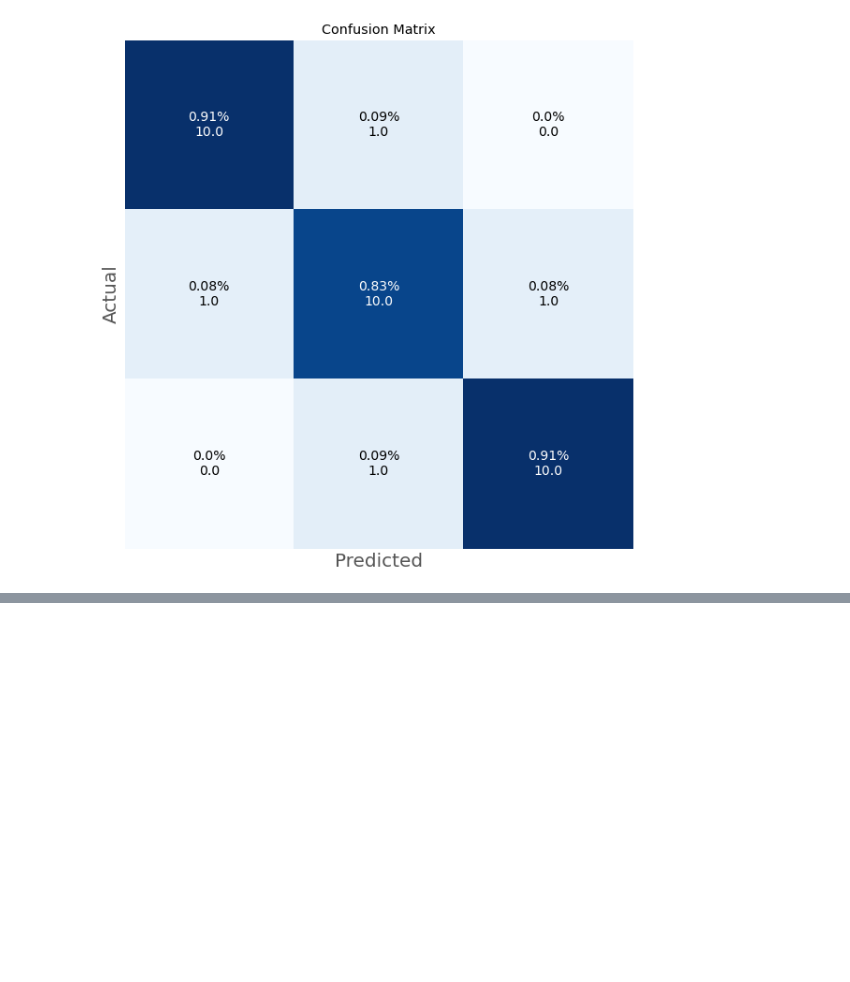
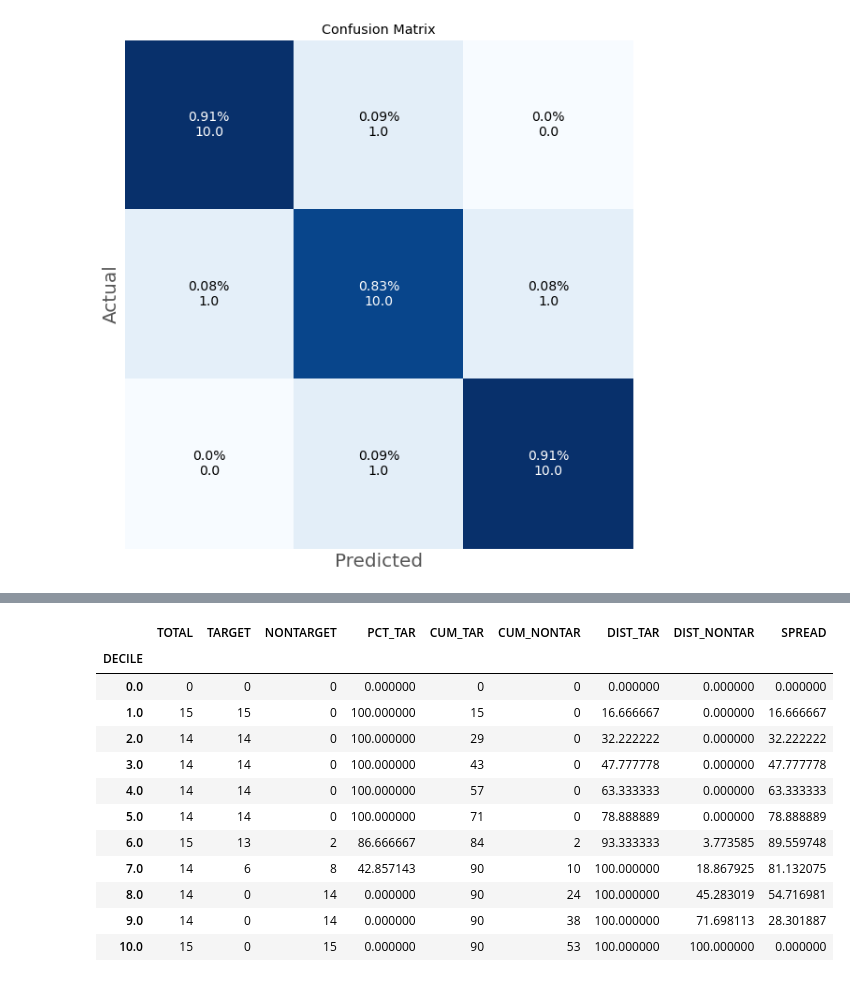
Before and after one commit to imanursar/Machine-Learning-Notes, a Jupyter notebook: Custom Function/Scoring Function.ipynb, the cells around one changed output, grey strips where cells are left out. Cells and saved outputs as stored; diff of their text form; code cells hidden in the pictures; blank space fills up the shorter version.

```diff
--- a/Custom Function/Scoring Function.ipynb
+++ b/Custom Function/Scoring Function.ipynb
@@ -110,0 +149,16 @@ gen_cfmatrix = scoring.generalize_cfmatrix(cf_matrix, 3,labels=None)
+# %%
+decile_test
+# %% [output]
+|  | TOTAL | TARGET | NONTARGET | PCT_TAR | CUM_TAR | CUM_NONTAR | DIST_TAR | DIST_NONTAR | SPREAD |
+| DECILE |  |  |  |  |  |  |  |  |  |
+| 0.0 | 0 | 0 | 0 | 0.000000 | 0 | 0 | 0.000000 | 0.000000 | 0.000000 |
+| 1.0 | 15 | 15 | 0 | 100.000000 | 15 | 0 | 16.666667 | 0.000000 | 16.666667 |
+| 2.0 | 14 | 14 | 0 | 100.000000 | 29 | 0 | 32.222222 | 0.000000 | 32.222222 |
+| 3.0 | 14 | 14 | 0 | 100.000000 | 43 | 0 | 47.777778 | 0.000000 | 47.777778 |
+| 4.0 | 14 | 14 | 0 | 100.000000 | 57 | 0 | 63.333333 | 0.000000 | 63.333333 |
+| 5.0 | 14 | 14 | 0 | 100.000000 | 71 | 0 | 78.888889 | 0.000000 | 78.888889 |
+| 6.0 | 15 | 13 | 2 | 86.666667 | 84 | 2 | 93.333333 | 3.773585 | 89.559748 |
+| 7.0 | 14 | 6 | 8 | 42.857143 | 90 | 10 | 100.000000 | 18.867925 | 81.132075 |
+| 8.0 | 14 | 0 | 14 | 0.000000 | 90 | 24 | 100.000000 | 45.283019 | 54.716981 |
+| 9.0 | 14 | 0 | 14 | 0.000000 | 90 | 38 | 100.000000 | 71.698113 | 28.301887 |
+| 10.0 | 15 | 0 | 15 | 0.000000 | 90 | 53 | 100.000000 | 100.000000 | 0.000000 |
```
Also changed, not shown: parts of 10 cells of this notebook.
